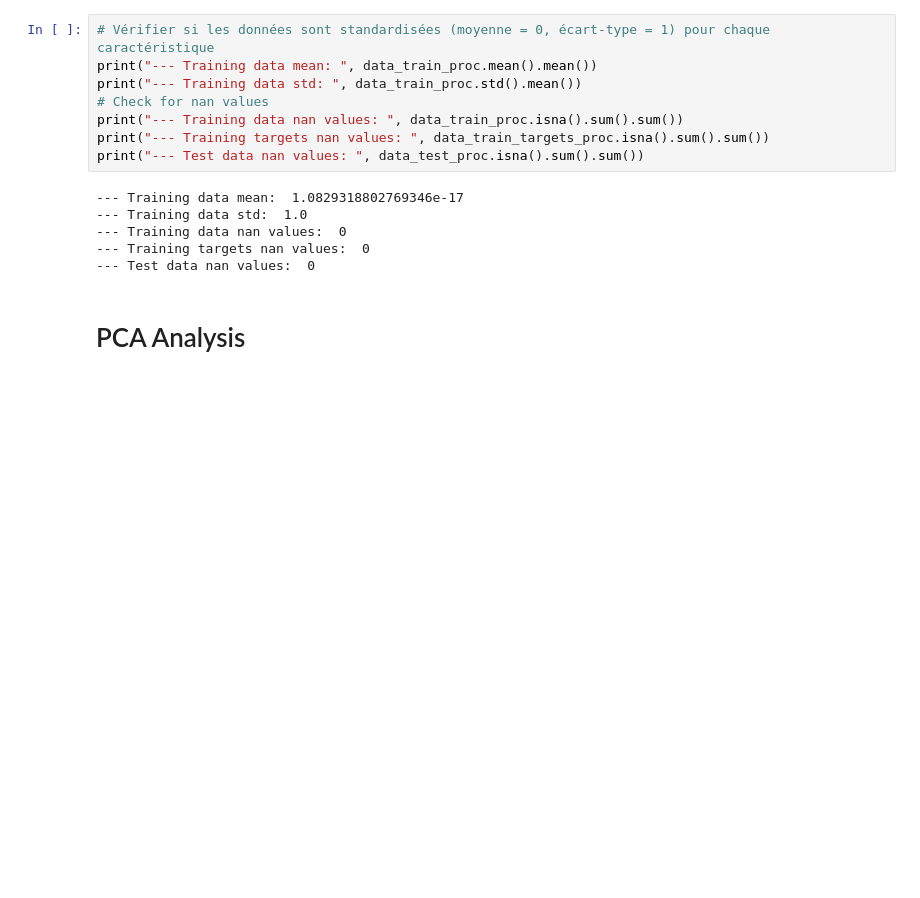
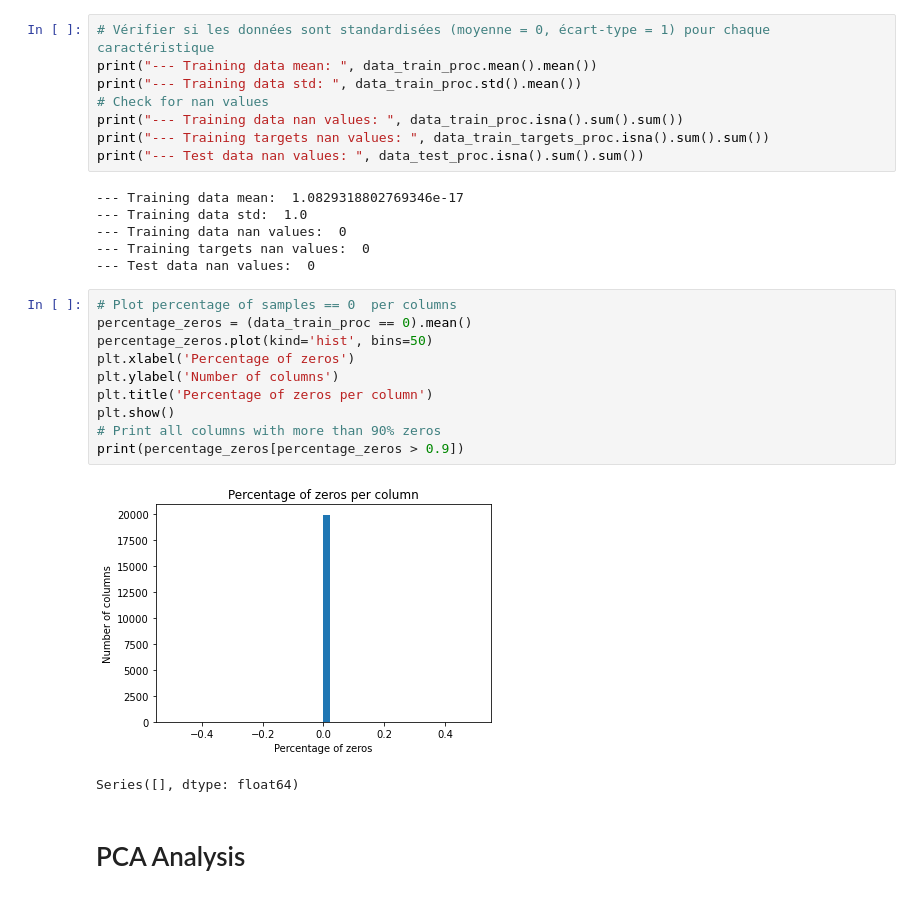
Before and after one commit to oskarboesch/ml-project-2-lol-ml, a Jupyter notebook: src/notebooks/data_exploration.ipynb, the cells around one changed output. Drawn from its saved outputs; the diff is of its cells as text; blank space fills up the shorter version.

```diff
--- a/src/notebooks/data_exploration.ipynb
+++ b/src/notebooks/data_exploration.ipynb
@@ -173,6 +197,19 @@ print("--- Test data nan values: ", data_test_proc.isna().sum().sum())
 --- Training data nan values:  0
 --- Training targets nan values:  0
 --- Test data nan values:  0
+# %%
+# Plot percentage of samples == 0  per columns
+percentage_zeros = (data_train_proc == 0).mean()
+percentage_zeros.plot(kind='hist', bins=50)
+plt.xlabel('Percentage of zeros')
+plt.ylabel('Number of columns')
+plt.title('Percentage of zeros per column')
+plt.show()
+# Print all columns with more than 90% zeros
+print(percentage_zeros[percentage_zeros > 0.9])
+# %% [output]
+[figure, added]
+Series([], dtype: float64)
 # %% [markdown]
 # PCA Analysis
 # %%
```
Also changed, not shown: parts of 1 cell of this notebook, 4 other files.
